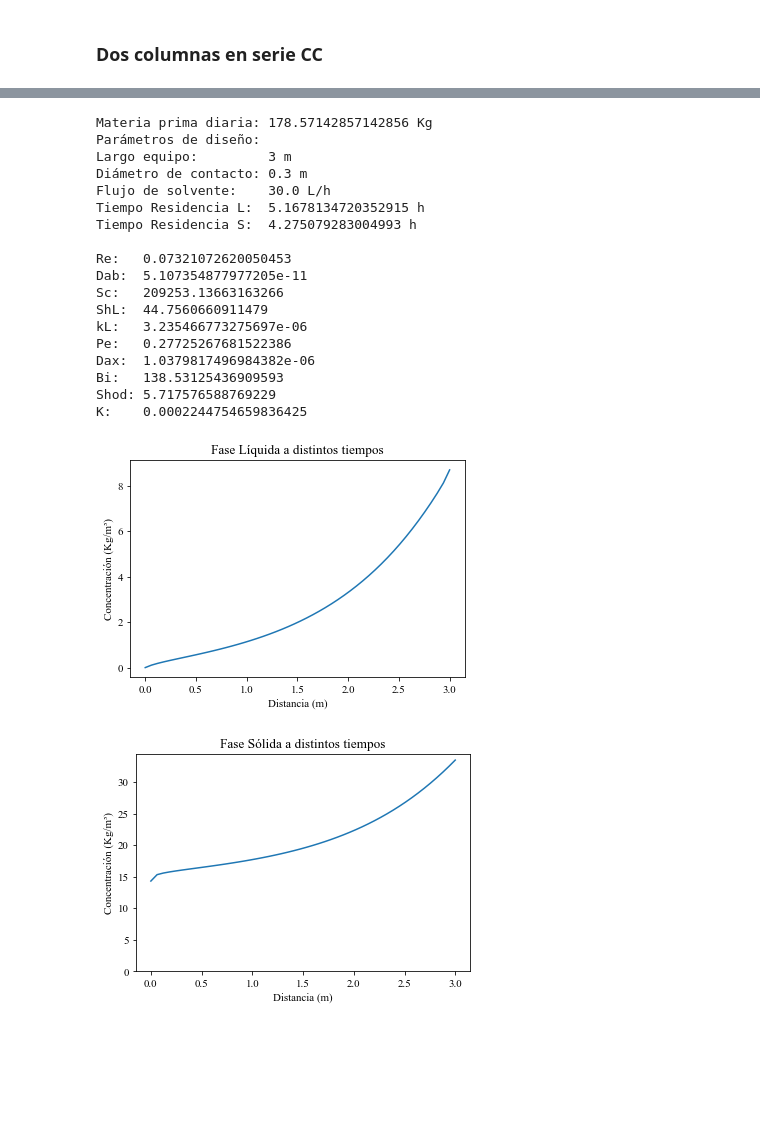
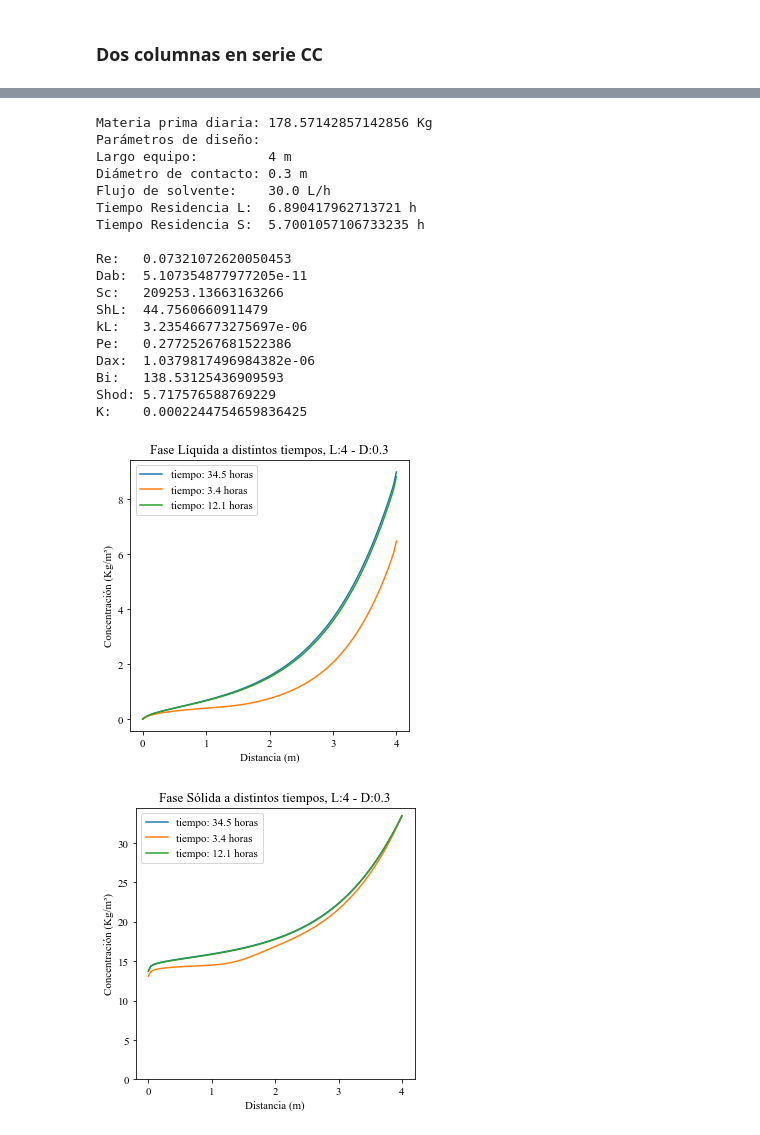
Before and after one commit to fedebenelli/PDE-solver, a Jupyter notebook: Untitled.ipynb, the cells around one changed output, grey strips where cells are left out. Cells and saved outputs as stored; diff of their text form; code cells hidden in the pictures; blank space fills up the shorter version.

```diff
--- a/Untitled.ipynb
+++ b/Untitled.ipynb
@@ -1,15 +17,6 @@
 # %%
 #!/usr/bin/env python
 # coding: utf-8
-
-# ## Funciones e importaciones
-
-import numpy as np
-import matplotlib.pyplot as plt
-import math as math
-import pandas as pd
-from scipy.integrate import simps
-from scipy.integrate import odeint
 
 e = math.e
 pi = math.pi
@@ -118,7 +125,7 @@ def countercurrent(F, t):
     y = F[1::2]
 
     x[-1] = porcentajeAC*dens
-    y[0]= 0
+    y[0]= F[1]
 
     dFdt = np.empty_like(F)
 
@@ -221,11 +228,6 @@ def error_porcentual(modelo):
 
 # ## Parámetros Generales
 
-'__Fuente de gráficos__'
-plt.rcParams['font.family'] = 'Times New Roman'
-plt.rcParams['font.size'] = '11'
-plt.rcParams['legend.title_fontsize'] = '5'
-
 '__Datos Cinéticos Experimentales'
 tiempo_experimental = [1,5,10,15,30,46,80,108,142,168,192,1263,1608]                             # min
 concentracion_experimental = [0.11,0.21,0.3,0.46,0.72,0.93,1.3,1.37,1.59,1.62,1.58,1.64,1.76]    # g/L
@@ -965,8 +966,15 @@ rendimiento_solido: 0.62065882801448
 ###########################################################################
 
 '__Redefinición de parámetros__'
-Dc  = 0.3
-Lc  = 3
+
+solutions_CC = []
+#for Lc in range(25,41,5):
+#    Lc  = Lc/10
+#    for Dc in range(20,31,5):
+Lc = 4
+Dc = 30
+
+Dc  = Dc/100
 A   = pi*(Dc**2)/4
 
 densb = 150
@@ -975,7 +983,7 @@ S = 5000/(4*7*24*3600)/dens
 L = 30/3600/1000                   # Caudal de solvente, en m³/s
 resTimeL = A*Lc*eps/L
 resTimeS = A*Lc*(1-eps)/S
-tau = 3*resTimeL
+tau = int(5*resTimeL)
 
 Re = Re_f(L, A, Deq, visc, eps)
 Dab = Dab_f(T, visc, rad)
@@ -987,6 +995,9 @@ Dax = Dax_f(Deq, L, A, eps, Pe)
 Bi = kL*a/Deff
 Shod = Shod_f(Bi, phi)
 K = Shod*Deff/(2*a) * ap
+
+# K que ajusta más a datos experimentales:
+# K = 0.0003072868
 
 print(f'''
 Materia prima diaria: {S*24*3600*dens} Kg
@@ -1012,7 +1023,7 @@ K:    {K}
 '____Cálculos____'
 
 # Número de puntos
-nz = 50
+nz = 100
 nt = tau
 
 # Condiciones iniciales
@@ -1028,6 +1039,7 @@ F0 = np.ones(2*nz)
 
 F0[0::2] = eqLiq
 F0[1::2] = 0
+F0[1] = 0
 
 sol = odeint(countercurrent, F0, t, ml=1, mu=2)
 
@@ -1052,11 +1064,11 @@ Yout = Y[:, -1]
 Xin  = X[:, -1]
 Xout = X[:,  0]
 
-resTimePos = find_nearest_pos(t, resTimeL)
+resTimeLPos = find_nearest_pos(t, resTimeL)
 
 # Obtengo tiempos a los cuales deseo extraerles información
 tiempos = [int(t[-1]-1)]
-for i in range(int(resTimePos), int(resTimePos), int((nt)/4)):
+for i in range(int(resTimeLPos/2), 2*resTimeLPos, int((nt)/4)):
     tiempos.append(i)
 
 # Grafico concentraciones de fase líquida
@@ -1064,14 +1076,14 @@ for i in tiempos:
     plt.plot(
         Z[0:zEnd],
         Y[i, 0:zEnd],
-    #    label=f'tiempo: {round(t[i]/3600, 1)} horas'
+        label=f'tiempo: {round(t[i]/3600, 1)} horas'
     )
 
 
-plt.title('Fase Líquida a distintos tiempos')
+plt.title(f'Fase Líquida a distintos tiempos, L:{Lc} - D:{Dc}')
 plt.xlabel('Distancia (m)')
 plt.ylabel('Concentración (Kg/m³)')
-#plt.legend()
+plt.legend()
 plt.savefig('./figuras/contracorriente_concentracion_liquida.png', dpi=100)
 plt.show()
 
@@ -1081,56 +1093,70 @@ for i in tiempos:
     plt.plot(
         Z[:zEnd],
         X[i, 0:zEnd],
-        #label=f'tiempo: {round(t[i]/3600, 1)} horas'
+        label=f'tiempo: {round(t[i]/3600, 1)} horas'
     )
 
-plt.title('Fase Sólida a distintos tiempos')
+plt.title(f'Fase Sólida a distintos tiempos, L:{Lc} - D:{Dc}')
 plt.xlabel('Distancia (m)')
 plt.ylabel('Concentración (Kg/m³)')
 plt.ylim(ymin=0)
-#plt.legend()
+plt.legend()
 plt.savefig('./figuras/contracorriente_concentracion_solida.png', dpi=100)
 plt.show()
 
 
 # Grafico concentración a la salida del extractor
-plt.plot(t[:]/3600, Yout[:], label='Fase líquida')
-plt.title('Concentración a la salida')
+plt.plot(t[:2*resTimeLPos]/3600, Yout[:2*resTimeLPos], label='Fase líquida')
+plt.title(f'Concentración a la salida, L:{Lc} - D:{Dc}')
 plt.xlabel('Tiempo (h)')
 plt.ylabel('Concentración (Kg/m³)')
 plt.axvline(x=resTimeL/3600, color='black', ls='--', label='Tiempo de residencia del solvente')
 plt.ylim(ymin=0)
 plt.legend()
 plt.savefig('./figuras/contracorriente_concentracion_salida.png', dpi=100)
 plt.show()
 
 
 rendimiento_liquido = ((Yout[-1]-Yin[-1])*L)/(porcentajeAC*S*dens)
 rendimiento_solido = 1 - Xout[-1]/(porcentajeAC*dens)
 
 print(f'''
 Concentración final: {round(Yout[-1],2)}
 rendimiento_solido: {rendimiento_solido}
 rendimiento_liquido: {rendimiento_liquido}
 ''')
+
+solutions_CC.append(
+{
+    'X' : X,
+    'Y' : Y,
+    'Z' : Z,
+    't' : t,
+    'Lc': Lc,
+    'Dc': Dc,
+    'C_f': round(Yout[-1],2),
+    'R_s': rendimiento_solido,
+    'r_l': rendimiento_liquido,
+}
+)
 # %% [output]
 Materia prima diaria: 178.57142857142856 Kg
 Parámetros de diseño:
-Largo equipo:         3 m
+Largo equipo:         4 m
 Diámetro de contacto: 0.3 m
 Flujo de solvente:    30.0 L/h
-Tiempo Residencia L:  5.1678134720352915 h
-Tiempo Residencia S:  4.275079283004993 h
+Tiempo Residencia L:  6.890417962713721 h
+Tiempo Residencia S:  5.7001057106733235 h
 
 Re:   0.07321072620050453
 Dab:  5.107354877977205e-11
 Sc:   209253.13663163266
 ShL:  44.7560660911479
 kL:   3.235466773275697e-06
 Pe:   0.27725267681522386
 Dax:  1.0379817496984382e-06
 Bi:   138.53125436909593
 Shod: 5.717576588769229
 K:    0.0002244754659836425
-[figure, old version]
+[figure, new version]
-[figure, old version]
+[figure, new version]
```
Also changed, not shown: parts of 16 cells of this notebook, 16 other files.
